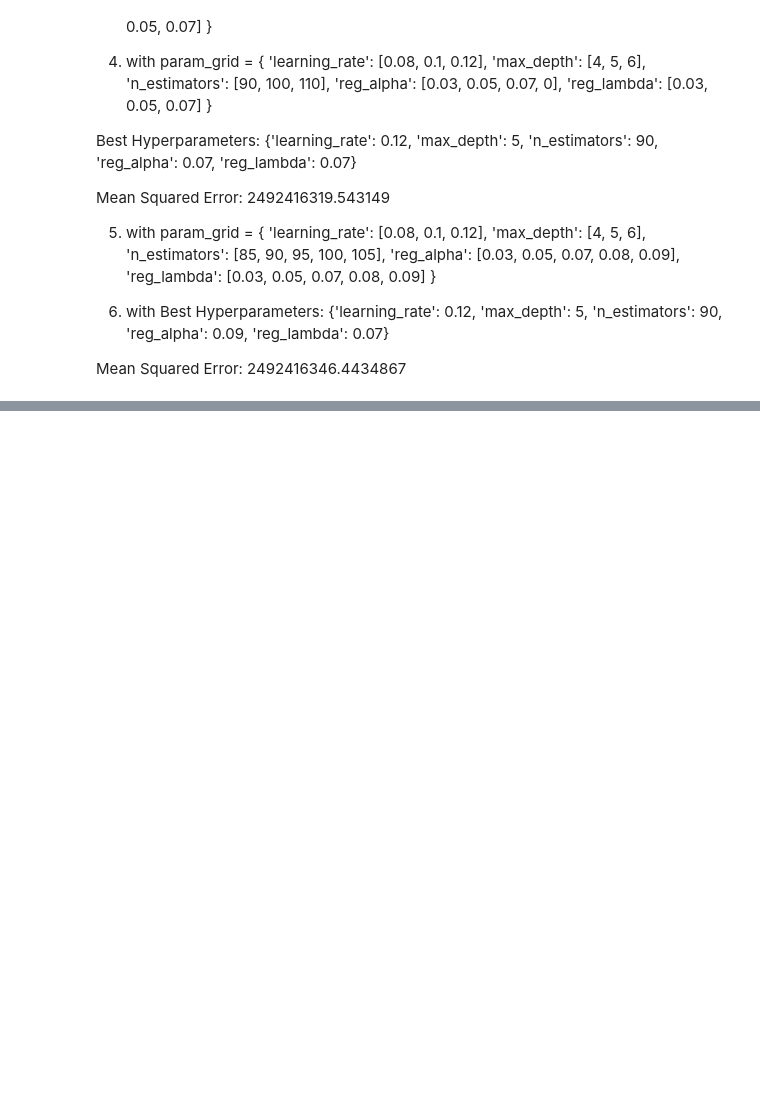
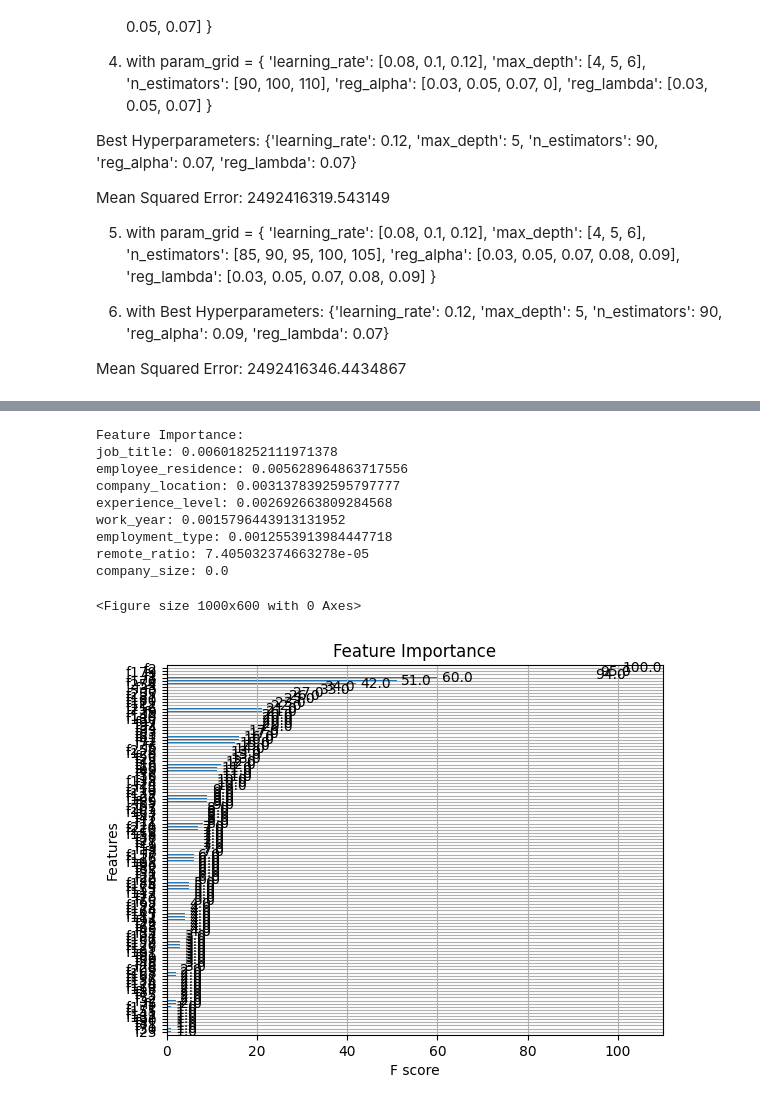
Before and after one commit to MahnazRabbani/datascience-salary-prediction, a Jupyter notebook: AnalysisResults.ipynb, the cells around one changed output, grey strips where cells are left out. Drawn from its saved outputs; the diff is of its cells as text; code cells hidden in the pictures; blank space fills up the shorter version.

Commit message:
Added feature importance

```diff
--- a/AnalysisResults.ipynb
+++ b/AnalysisResults.ipynb
@@ -76,0 +86,50 @@ Mean Squared Error: 2492416346.4434867
+# %%
+from xgboost import plot_importance
+from joblib import load
+import matplotlib.pyplot as plt
+
+def get_feature_importance(model_path, numerical_features, categorical_features):
+    # Load the trained XGBoost model
+    xgb = load(model_path)
+
+    # Get feature importance scores
+    feature_importance = xgb.feature_importances_
+
+    # Get the names of the features
+    features = numerical_features + categorical_features
+
+    # Create a dictionary to map feature names to importance scores
+    importance_scores = dict(zip(features, feature_importance))
+
+    # Sort the features by importance score in descending order
+    sorted_features = sorted(importance_scores.items(), key=lambda x: x[1], reverse=True)
+
+    # Print the feature importance scores
+    print("Feature Importance:")
+    for feature, importance in sorted_features:
+        print(f"{feature}: {importance}")
+
+    # Plot the feature importance
+    plt.figure(figsize=(10, 6))
+    plot_importance(xgb)
+    plt.title("Feature Importance")
+    plt.xticks(rotation=0)
+    plt.show()
+
+# Usage example
+model_path = 'xgboost_model.joblib'
+numerical_features = ['experience_level']
+categorical_features = ['work_year', 'employment_type', 'job_title', 'employee_residence', 'remote_ratio', 'company_location', 'company_size']
+get_feature_importance(model_path, numerical_features, categorical_features)
+# %% [output]
+Feature Importance:
+job_title: 0.006018252111971378
+employee_residence: 0.005628964863717556
+company_location: 0.0031378392595797777
+experience_level: 0.002692663809284568
+work_year: 0.0015796443913131952
+employment_type: 0.0012553913984447718
+remote_ratio: 7.405032374663278e-05
+company_size: 0.0
+<Figure size 1000x600 with 0 Axes>
+[figure, added]
```
Also changed, not shown: parts of 2 cells of this notebook.
